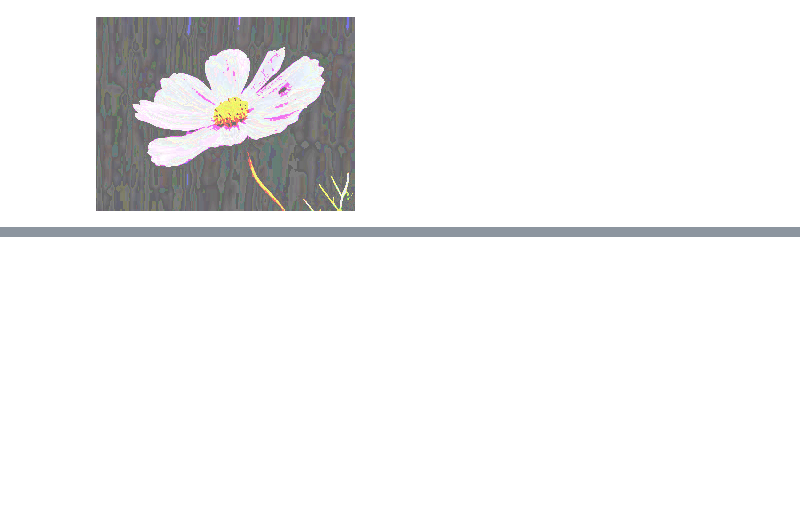
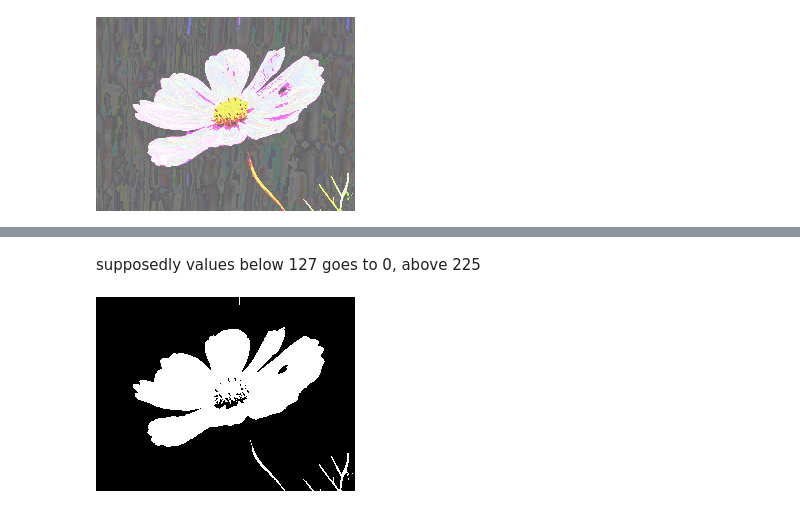
Before and after one commit to szeshiang/Advanced-Computer-Vision, a Jupyter notebook: 062324_Img_Processing.ipynb, the cells around one changed output, grey strips where cells are left out. Drawn from its saved outputs; the diff is of its cells as text; code cells hidden in the pictures; blank space fills up the shorter version.

```diff
--- a/062324_Img_Processing.ipynb
+++ b/062324_Img_Processing.ipynb
@@ -300,0 +312,7 @@ cv2_imshow(bit_wise_or)
+# %% [markdown]
+supposedly values below 127 goes to 0, above 225
+# %%
+ret,thresh1=cv2.threshold(gray_scale,127,255,cv2.THRESH_BINARY)
+cv2_imshow(thresh1)
+# %% [output]
+[figure, added]
```
Also changed, not shown: parts of 20 cells of this notebook.
